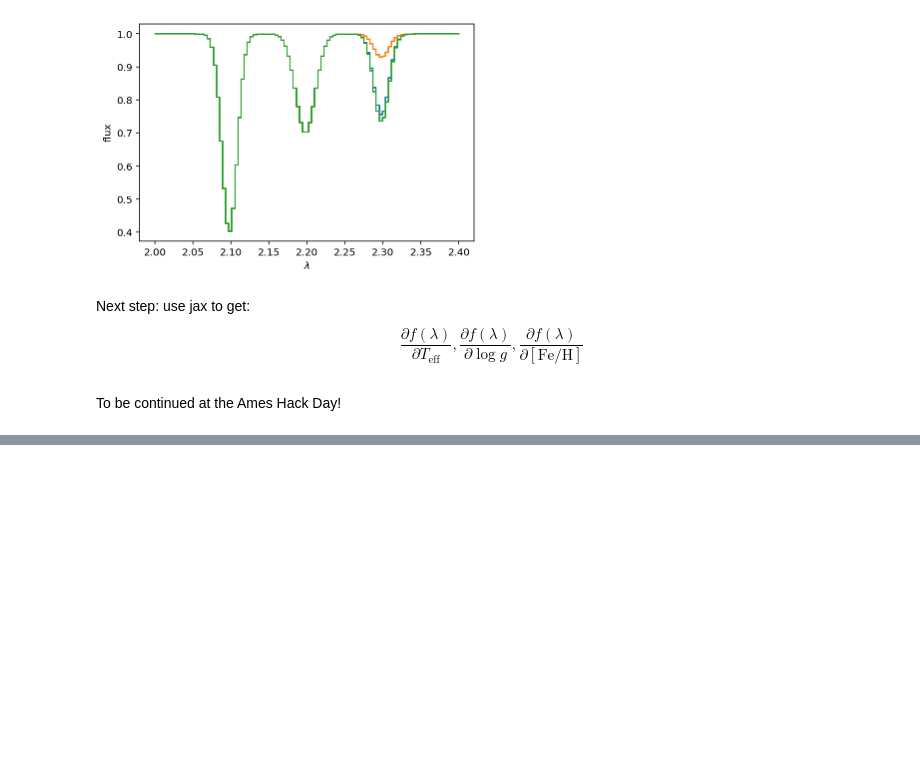
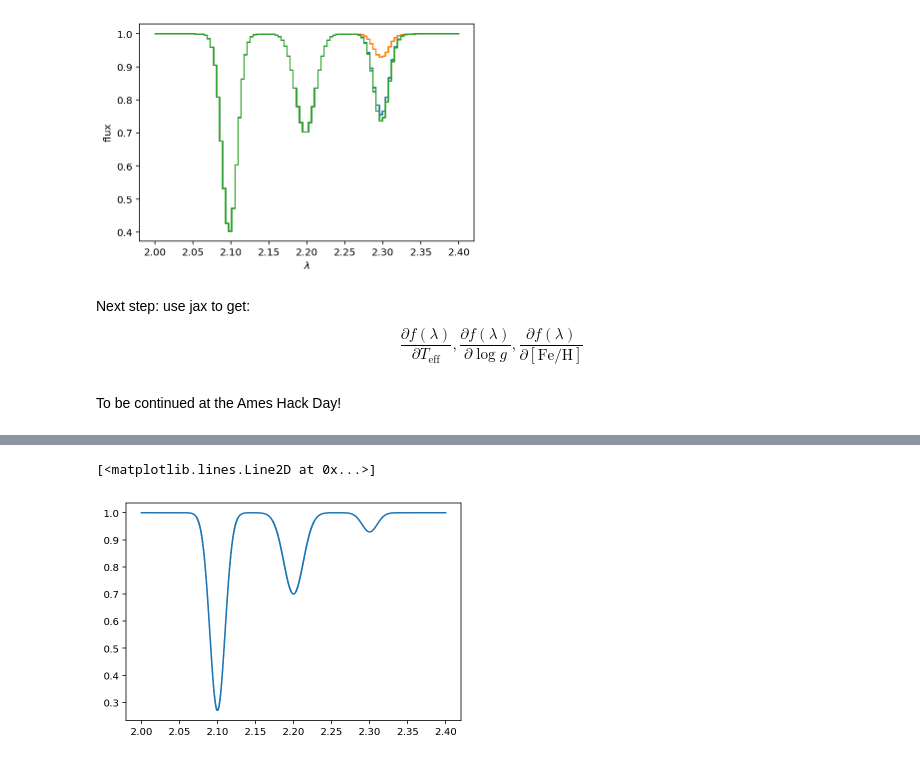
Before and after one commit to gully/TgiF, a Jupyter notebook: notebooks/01_toy_spectrum.ipynb, the cells around one changed output, grey strips where cells are left out. Cells and saved outputs as stored; diff of their text form; code cells hidden in the pictures; blank space fills up the shorter version.

```diff
--- a/notebooks/01_toy_spectrum.ipynb
+++ b/notebooks/01_toy_spectrum.ipynb
@@ -37,8 +37,9 @@ This spectrum has 3 distinct lines:
 - $\lambda=2.2$ the linewidth depends only on $\log{g}$
 - $\lambda=2.3$ increases linearly with $[\mathrm{Fe}/\mathrm{H}]$
 # %%
-def synthetic_spectrum(teff, logg, fe_h):
+def synthetic_spectrum(a):
     """generate a synthetic spectrum"""
+    teff, logg, fe_h = a
     amp1 = 0.6*np.exp(-((teff-2700)/500)**2)
     line1 = line_profile(2.1, amp1, 0.01)
 
@@ -80,0 +94,23 @@ To be continued at the Ames Hack Day!
+# %%
+def synthetic_spectrum(a):
+    """generate a synthetic spectrum"""
+    teff, logg, fe_h = a
+    t1, t2, t3 = teff
+    amp1 = (0.2*np.exp(-((t1-1200)/300)**2) +
+           0.3*np.exp(-((t2-1250)/400)**2) +
+           0.4*np.exp(-((t3-1300)/500)**2) )
+    line1 = line_profile(2.1, amp1, 0.01)
+
+    width2 = 0.01 + 0.002*(0.5+np.arctan( ((logg - 3)/0.5) / (np.pi/4) ))
+    line2 = line_profile(2.2, 0.3, width2)
+
+    amp3 = 0.0 + 0.1*np.sqrt(6+fe_h)
+    line3 = line_profile(2.3, amp3, 0.01)
+
+    net_flux = 1 - (line1 + line2 + line3)
+    return net_flux
+# %%
+plt.step(wl, synthetic_spectrum(((1000,1400,1500), 3.5, -5.5)))
+# %% [output]
+[<matplotlib.lines.Line2D at 0x...>]
+[figure, added]
```
Also changed, not shown: parts of 11 cells of this notebook.
